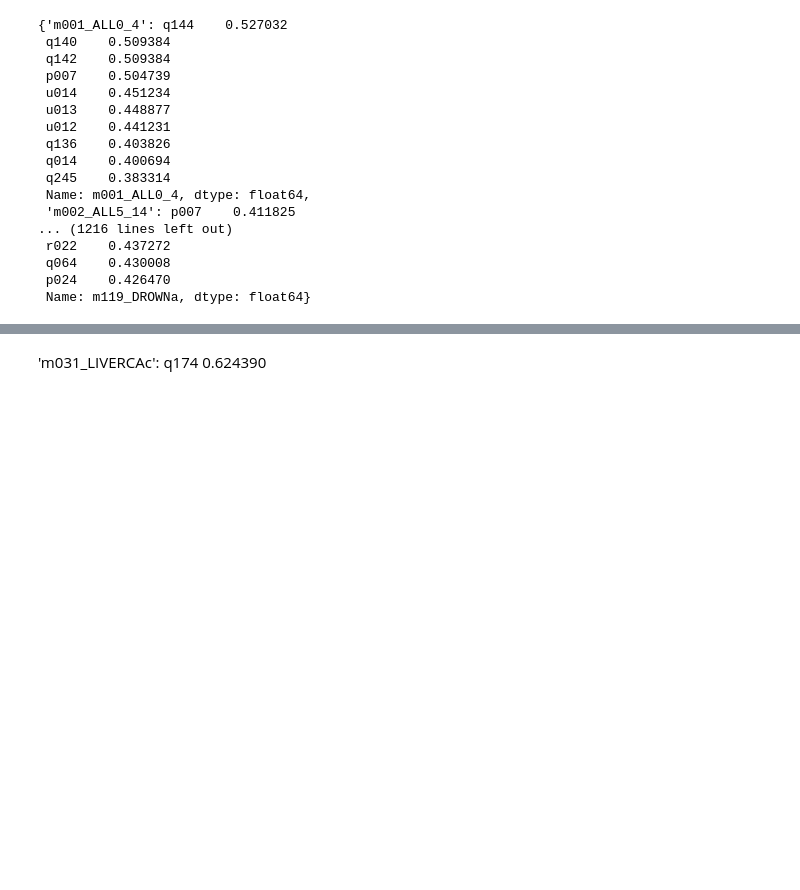
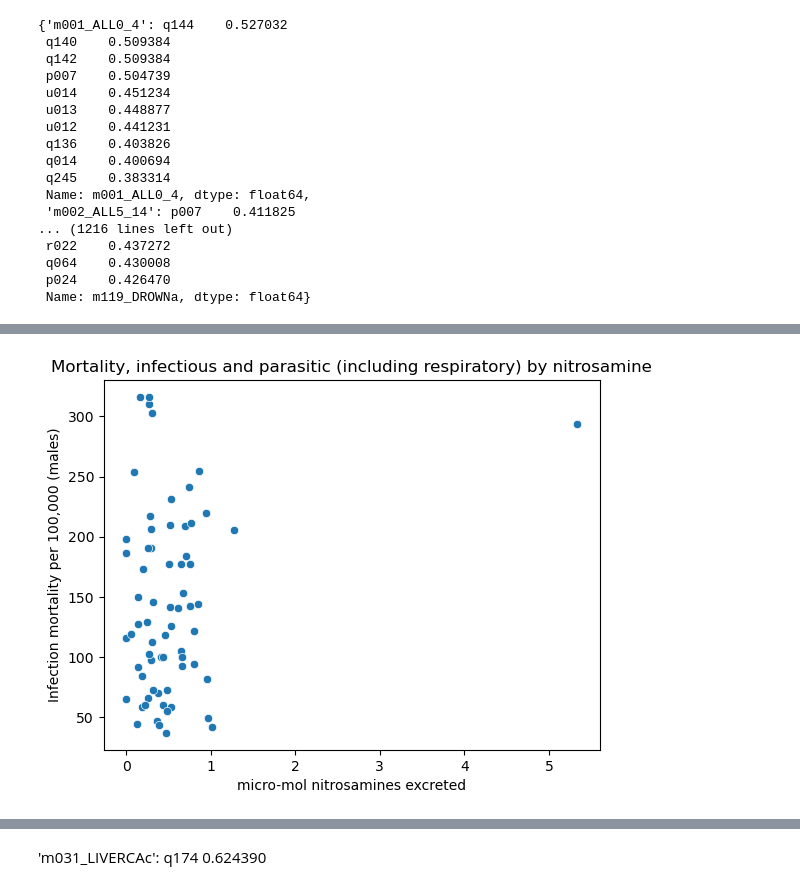
Before and after one commit to colbytse/community_health_project, a Jupyter notebook: code_notebooks/modeling_will.ipynb, the cells around one changed output, grey strips where cells are left out. Cells and saved outputs as stored; diff of their text form; code cells hidden in the pictures; blank space fills up the shorter version.

```diff
--- a/code_notebooks/modeling_will.ipynb
+++ b/code_notebooks/modeling_will.ipynb
@@ -722,0 +724,9 @@ mort_dict
+# %%
+sns.scatterplot(data = sbat_m, x = 'u032', y = 'm012_INFECTc').set(
+title = 'Mortality, infectious and parasitic (including respiratory) by nitrosamine',
+ylabel = 'Infection mortality per 100,000 (males)',
+xlabel = 'micro-mol nitrosamines excreted'
+)
+plt.savefig('../assets/infection_nitrosamine.png')
+# %% [output]
+[figure, added]
```
Also changed, not shown: parts of 44 cells of this notebook, 2 other files.
